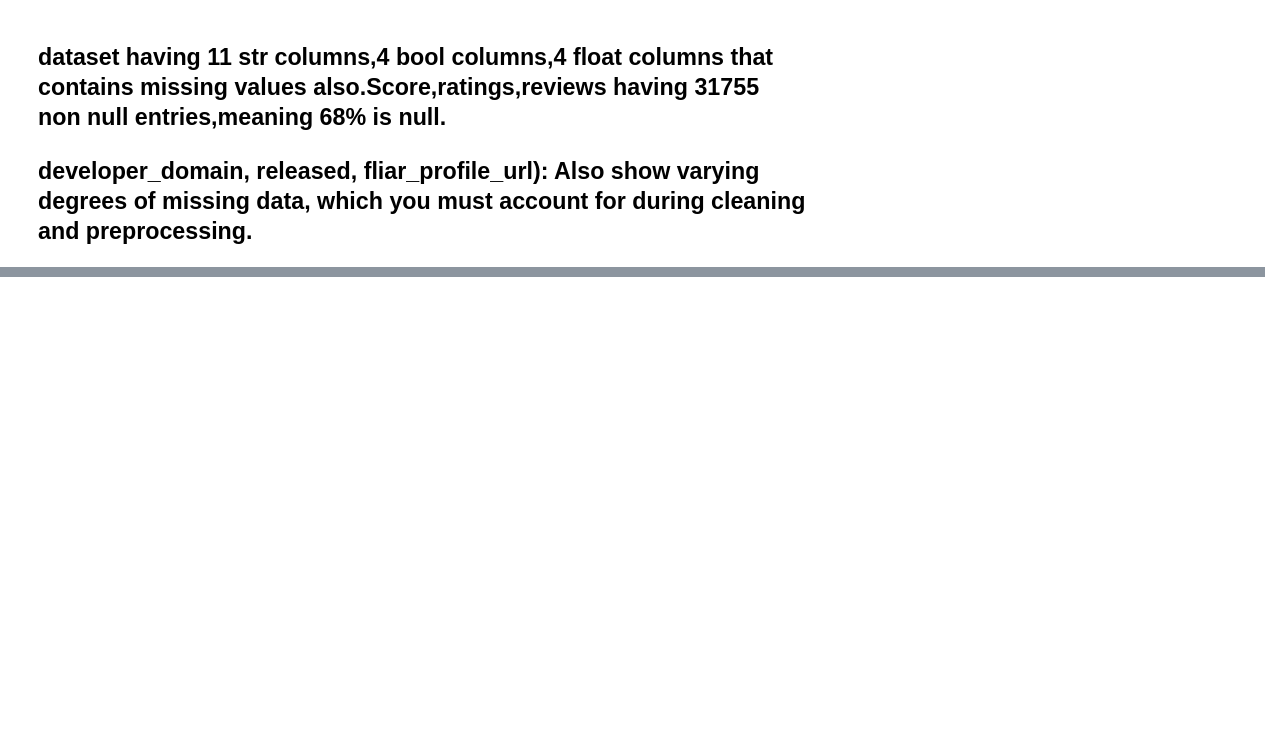
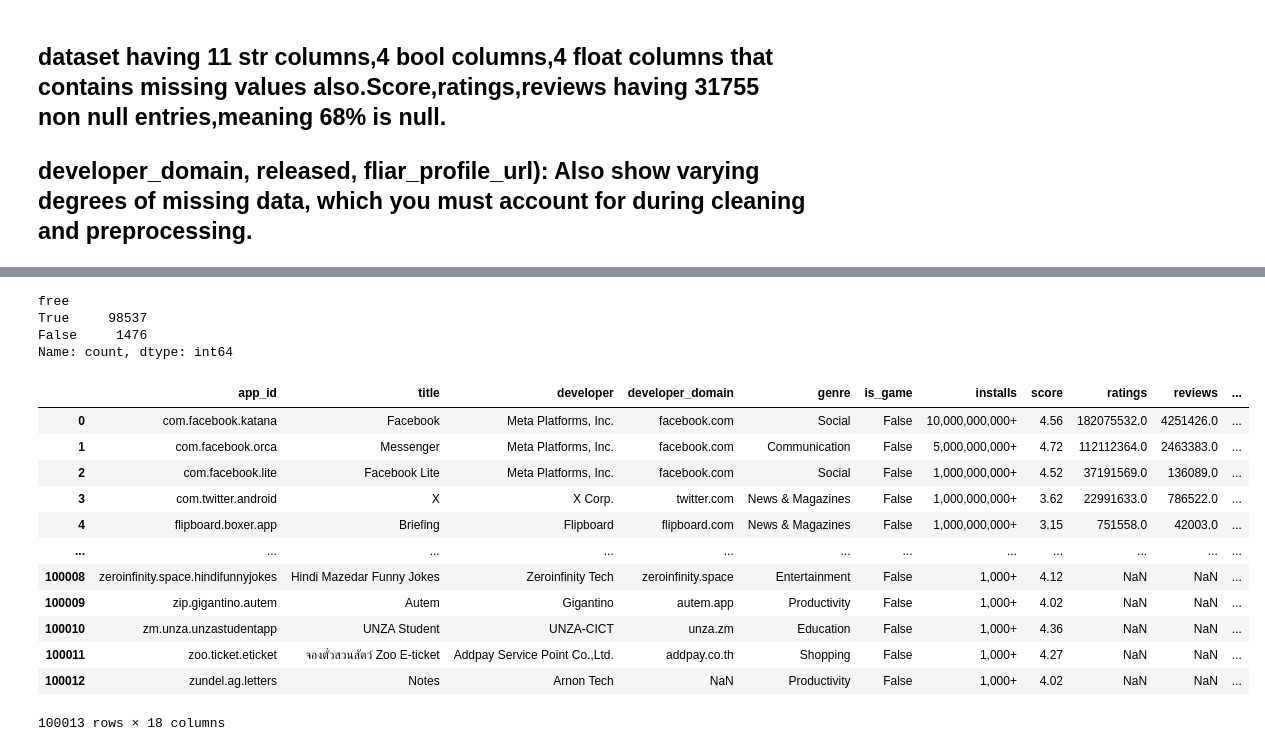
Before and after one commit to Indrajithpm777/PlayStore-Data-Explorer, a Jupyter notebook: Google play apps.ipynb, the cells around one changed output, grey strips where cells are left out. Cells and saved outputs as stored; diff of their text form; code cells hidden in the pictures; blank space fills up the shorter version.

```diff
--- a/Google play apps.ipynb
+++ b/Google play apps.ipynb
@@ -140,0 +219,7 @@ memory usage: 26.6 MB
+# %%
+apps['score']=apps['score'].fillna(apps.groupby('genre')['score'].transform('median'))
+
+# treated nulls in score column using median of each genres using groupby and transform function.
+# %%
+apps.drop(columns='fliar_profile_url',inplace=True)
+# this column contains only 30% of data and it cant be used for finding the objective of the project.so dropping the column because its only the URl.
@@ -140,0 +267,24 @@ memory usage: 26.6 MB
+# %%
+apps['free'].value_counts()
+# free apps are higher than paid
+# %% [output]
+free
+True     98537
+False     1476
+Name: count, dtype: int64
+# %%
+apps
+# %% [output]
+|  | app_id | title | developer | developer_domain | genre | is_game | installs | score | ratings | reviews | ... |
+| 0 | com.facebook.katana | Facebook | Meta Platforms, Inc. | facebook.com | Social | False | 10,000,000,000+ | 4.56 | 182075532.0 | 4251426.0 | ... |
+| 1 | com.facebook.orca | Messenger | Meta Platforms, Inc. | facebook.com | Communication | False | 5,000,000,000+ | 4.72 | 112112364.0 | 2463383.0 | ... |
+| 2 | com.facebook.lite | Facebook Lite | Meta Platforms, Inc. | facebook.com | Social | False | 1,000,000,000+ | 4.52 | 37191569.0 | 136089.0 | ... |
+| 3 | com.twitter.android | X | X Corp. | twitter.com | News & Magazines | False | 1,000,000,000+ | 3.62 | 22991633.0 | 786522.0 | ... |
+| 4 | flipboard.boxer.app | Briefing | Flipboard | flipboard.com | News & Magazines | False | 1,000,000,000+ | 3.15 | 751558.0 | 42003.0 | ... |
+| ... | ... | ... | ... | ... | ... | ... | ... | ... | ... | ... | ... |
+| 100008 | zeroinfinity.space.hindifunnyjokes | Hindi Mazedar Funny Jokes | Zeroinfinity Tech | zeroinfinity.space | Entertainment | False | 1,000+ | 4.12 | NaN | NaN | ... |
+| 100009 | zip.gigantino.autem | Autem | Gigantino | autem.app | Productivity | False | 1,000+ | 4.02 | NaN | NaN | ... |
+| 100010 | zm.unza.unzastudentapp | UNZA Student | UNZA-CICT | unza.zm | Education | False | 1,000+ | 4.36 | NaN | NaN | ... |
+| 100011 | zoo.ticket.eticket | จองตั๋วสวนสัตว์ Zoo E-ticket | Addpay Service Point Co.,Ltd. | addpay.co.th | Shopping | False | 1,000+ | 4.27 | NaN | NaN | ... |
+| 100012 | zundel.ag.letters | Notes | Arnon Tech | NaN | Productivity | False | 1,000+ | 4.02 | NaN | NaN | ... |
+100013 rows × 18 columns
```
Also changed, not shown: parts of 43 cells of this notebook.
